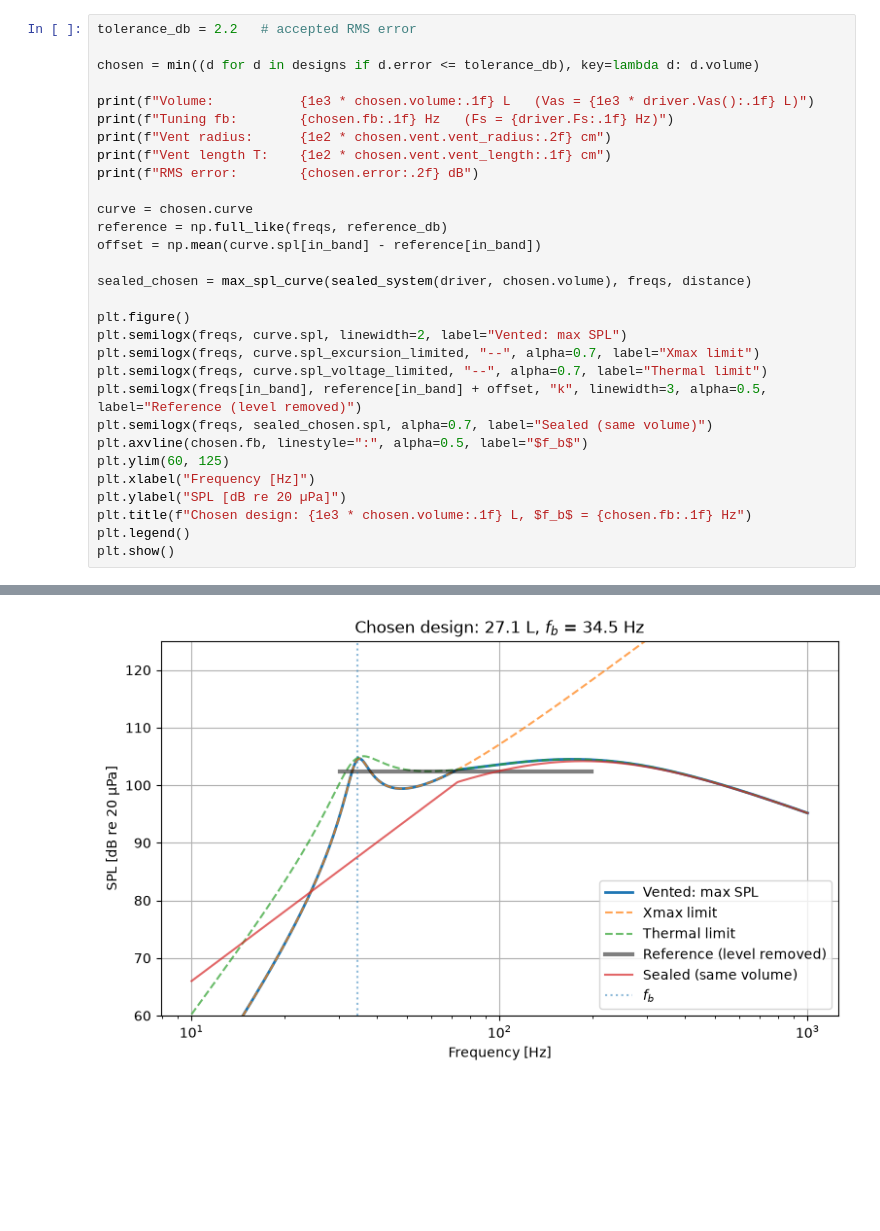
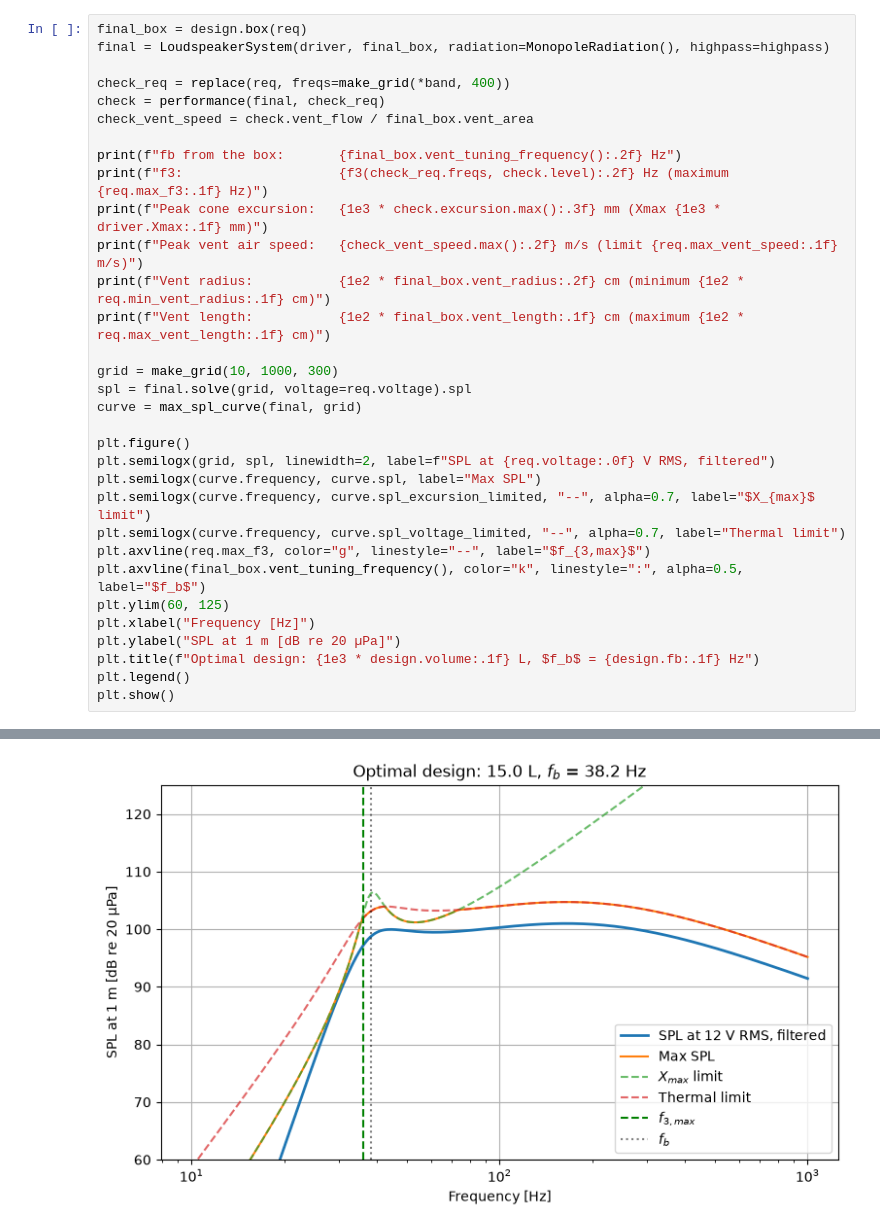
Before and after one commit to gfmmiranda/LoudspeakerModeling, a Jupyter notebook: notebooks/04_Vented_Box_Optimization.ipynb, the cells around one changed output, grey strips where cells are left out. Drawn from its saved outputs; the diff is of its cells as text; blank space fills up the shorter version.

```diff
--- a/notebooks/04_Vented_Box_Optimization.ipynb
+++ b/notebooks/04_Vented_Box_Optimization.ipynb
@@ -245,31 +368,33 @@ Pick an accepted RMS error and take the smallest volume whose best tuning meets
 # %%
-tolerance_db = 2.2   # accepted RMS error
+final_box = design.box(req)
+final = LoudspeakerSystem(driver, final_box, radiation=MonopoleRadiation(), highpass=highpass)
 
-chosen = min((d for d in designs if d.error <= tolerance_db), key=lambda d: d.volume)
+check_req = replace(req, freqs=make_grid(*band, 400))
+check = performance(final, check_req)
+check_vent_speed = check.vent_flow / final_box.vent_area
 
-print(f"Volume:           {1e3 * chosen.volume:.1f} L   (Vas = {1e3 * driver.Vas():.1f} L)")
-print(f"Tuning fb:        {chosen.fb:.1f} Hz   (Fs = {driver.Fs:.1f} Hz)")
-print(f"Vent radius:      {1e2 * chosen.vent.vent_radius:.2f} cm")
-print(f"Vent length T:    {1e2 * chosen.vent.vent_length:.1f} cm")
-print(f"RMS error:        {chosen.error:.2f} dB")
+print(f"fb from the box:       {final_box.vent_tuning_frequency():.2f} Hz")
+print(f"f3:                    {f3(check_req.freqs, check.level):.2f} Hz (maximum {req.max_f3:.1f} Hz)")
+print(f"Peak cone excursion:   {1e3 * check.excursion.max():.3f} mm (Xmax {1e3 * driver.Xmax:.1f} mm)")
+print(f"Peak vent air speed:   {check_vent_speed.max():.2f} m/s (limit {req.max_vent_speed:.1f} m/s)")
+print(f"Vent radius:           {1e2 * final_box.vent_radius:.2f} cm (minimum {1e2 * req.min_vent_radius:.1f} cm)")
+print(f"Vent length:           {1e2 * final_box.vent_length:.1f} cm (maximum {1e2 * req.max_vent_length:.1f} cm)")
 
-curve = chosen.curve
-reference = np.full_like(freqs, reference_db)
-offset = np.mean(curve.spl[in_band] - reference[in_band])
-
-sealed_chosen = max_spl_curve(sealed_system(driver, chosen.volume), freqs, distance)
+grid = make_grid(10, 1000, 300)
+spl = final.solve(grid, voltage=req.voltage).spl
+curve = max_spl_curve(final, grid)
 
 plt.figure()
-plt.semilogx(freqs, curve.spl, linewidth=2, label="Vented: max SPL")
-plt.semilogx(freqs, curve.spl_excursion_limited, "--", alpha=0.7, label="Xmax limit")
-plt.semilogx(freqs, curve.spl_voltage_limited, "--", alpha=0.7, label="Thermal limit")
-plt.semilogx(freqs[in_band], reference[in_band] + offset, "k", linewidth=3, alpha=0.5, label="Reference (level removed)")
-plt.semilogx(freqs, sealed_chosen.spl, alpha=0.7, label="Sealed (same volume)")
-plt.axvline(chosen.fb, linestyle=":", alpha=0.5, label="$f_b$")
+plt.semilogx(grid, spl, linewidth=2, label=f"SPL at {req.voltage:.0f} V RMS, filtered")
+plt.semilogx(curve.frequency, curve.spl, label="Max SPL")
+plt.semilogx(curve.frequency, curve.spl_excursion_limited, "--", alpha=0.7, label="$X_{max}$ limit")
+plt.semilogx(curve.frequency, curve.spl_voltage_limited, "--", alpha=0.7, label="Thermal limit")
+plt.axvline(req.max_f3, color="g", linestyle="--", label="$f_{3,max}$")
+plt.axvline(final_box.vent_tuning_frequency(), color="k", linestyle=":", alpha=0.5, label="$f_b$")
 plt.ylim(60, 125)
 plt.xlabel("Frequency [Hz]")
-plt.ylabel("SPL [dB re 20 µPa]")
-plt.title(f"Chosen design: {1e3 * chosen.volume:.1f} L, $f_b$ = {chosen.fb:.1f} Hz")
+plt.ylabel("SPL at 1 m [dB re 20 µPa]")
+plt.title(f"Optimal design: {1e3 * design.volume:.1f} L, $f_b$ = {design.fb:.1f} Hz")
 plt.legend()
 plt.show()
 # %% [output]
@@ -281,2 +407,2 @@ RMS error:        2.06 dB
-[figure, old version]
+[figure, new version]
 # %% [markdown]
```
Also changed, not shown: parts of 27 cells of this notebook, 9 other files.
